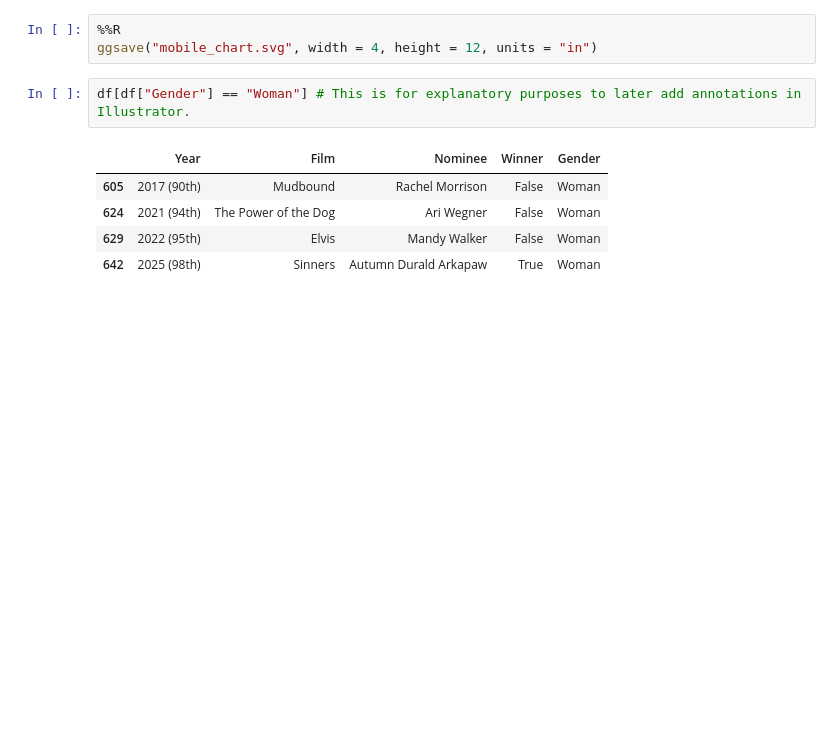
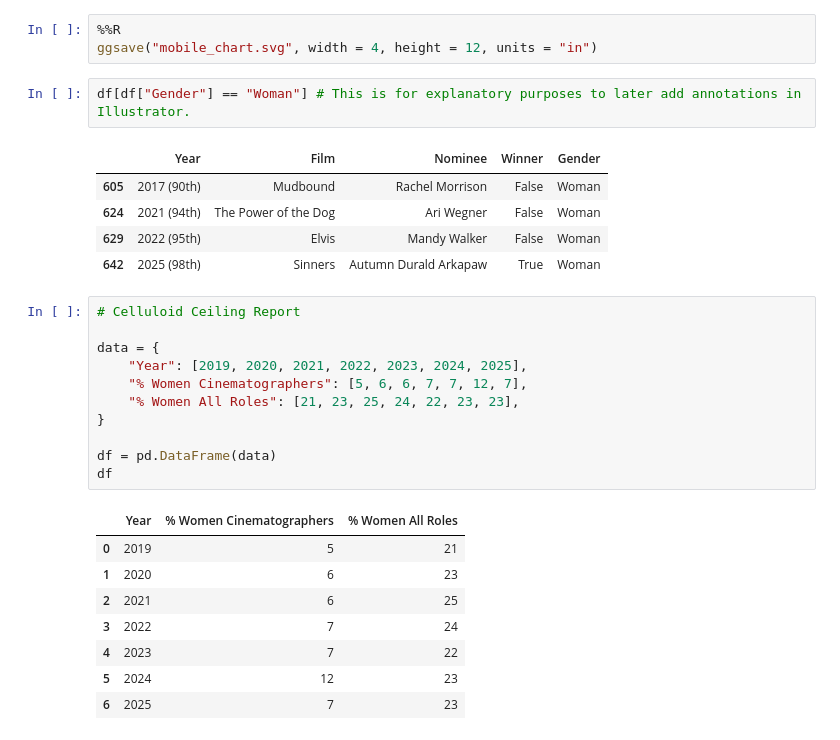
Before and after one commit to ljswierzawska/female-cinematographers-data-story, a Jupyter notebook: data-vizualization.ipynb, the cells around one changed output. Cells and saved outputs as stored; diff of their text form; blank space fills up the shorter version.

```diff
--- a/data-vizualization.ipynb
+++ b/data-vizualization.ipynb
@@ -200,3 +200,23 @@ df[df["Gender"] == "Woman"] # This is for explanatory purposes to later add anno
 | 624 | 2021 (94th) | The Power of the Dog | Ari Wegner | False | Woman |
 | 629 | 2022 (95th) | Elvis | Mandy Walker | False | Woman |
 | 642 | 2025 (98th) | Sinners | Autumn Durald Arkapaw | True | Woman |
+# %%
+# Celluloid Ceiling Report
+
+data = {
+    "Year": [2019, 2020, 2021, 2022, 2023, 2024, 2025],
+    "% Women Cinematographers": [5, 6, 6, 7, 7, 12, 7],
+    "% Women All Roles": [21, 23, 25, 24, 22, 23, 23],
+}
+
+df = pd.DataFrame(data)
+df
+# %% [output]
+|  | Year | % Women Cinematographers | % Women All Roles |
+| 0 | 2019 | 5 | 21 |
+| 1 | 2020 | 6 | 23 |
+| 2 | 2021 | 6 | 25 |
+| 3 | 2022 | 7 | 24 |
+| 4 | 2023 | 7 | 22 |
+| 5 | 2024 | 12 | 23 |
+| 6 | 2025 | 7 | 23 |
```
Also changed, not shown: parts of 1 cell of this notebook, 6 other files.
